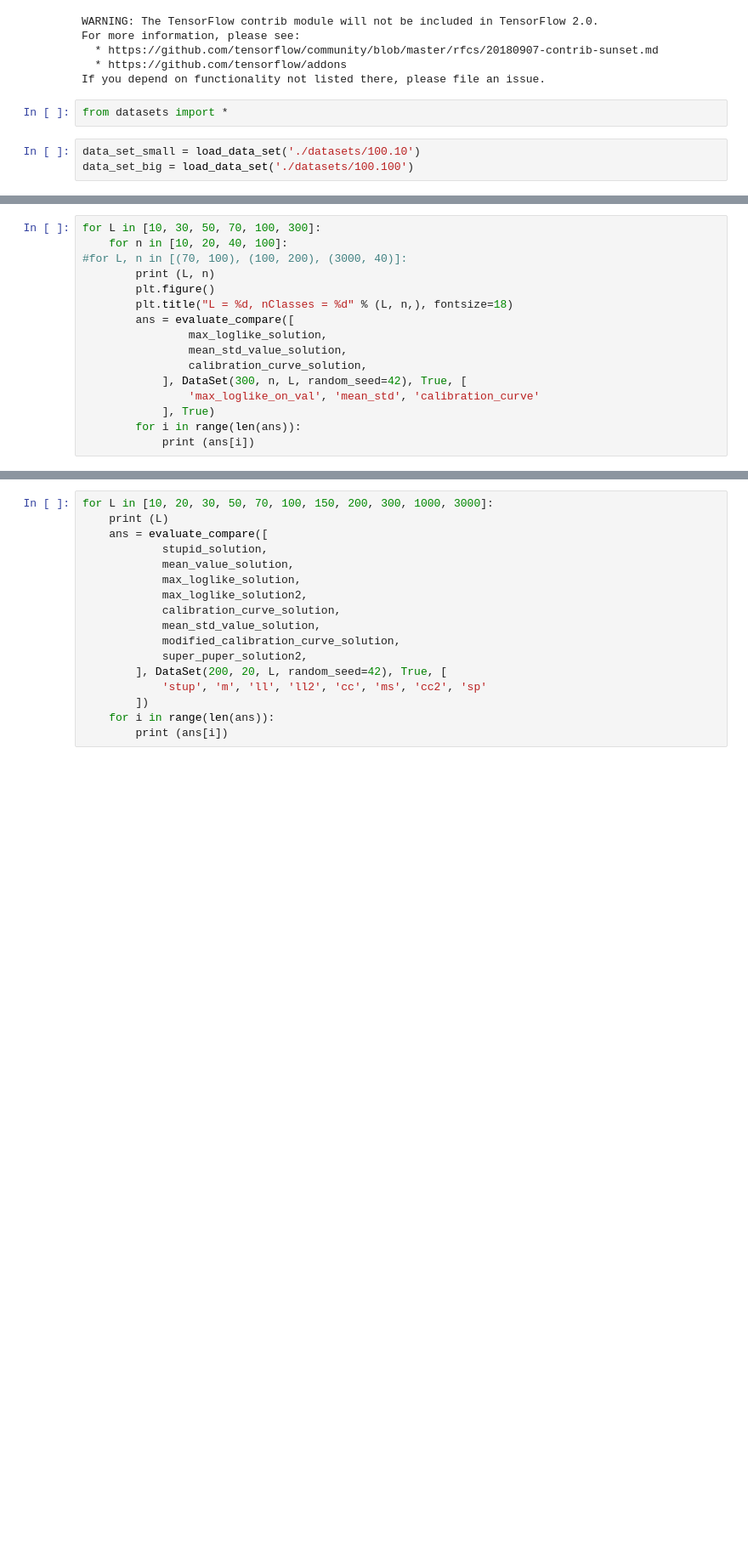
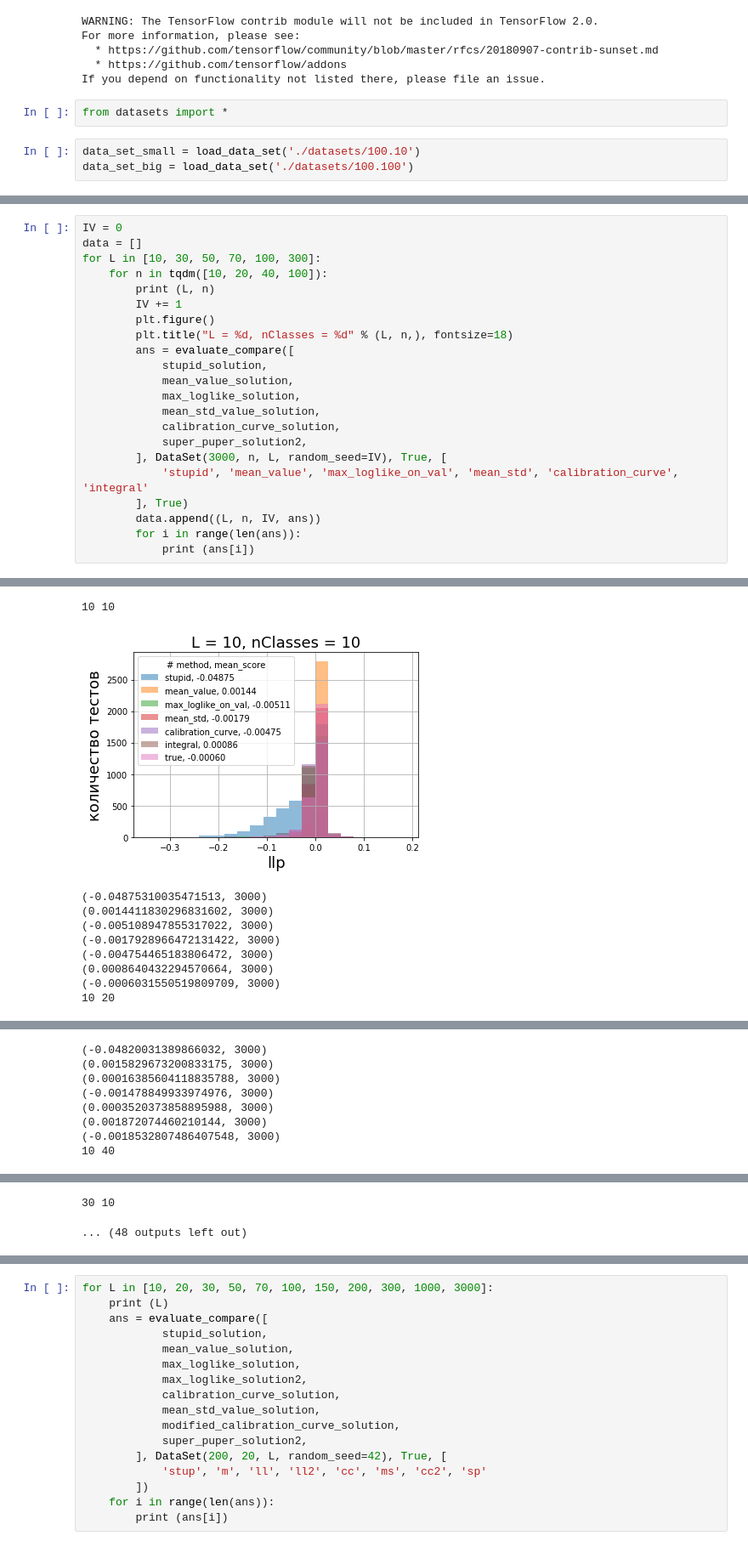
Before and after one commit to AndreyPopovkin/bachelor, a Jupyter notebook: methods_and_compare_generation.ipynb, the cells around one changed output, grey strips where cells are left out. Shown at 85% size. Drawn from its saved outputs; the diff is of its cells as text; blank space fills up the shorter version.

```diff
--- a/methods_and_compare_generation.ipynb
+++ b/methods_and_compare_generation.ipynb
@@ -364,16 +365,23 @@ plt.show()
 # %%
+IV = 0
+data = []
 for L in [10, 30, 50, 70, 100, 300]:
-    for n in [10, 20, 40, 100]:
-#for L, n in [(70, 100), (100, 200), (3000, 40)]:
+    for n in tqdm([10, 20, 40, 100]):
         print (L, n)
+        IV += 1
         plt.figure()
         plt.title("L = %d, nClasses = %d" % (L, n,), fontsize=18)
         ans = evaluate_compare([
-                max_loglike_solution,
-                mean_std_value_solution,
-                calibration_curve_solution,
-            ], DataSet(300, n, L, random_seed=42), True, [
-                'max_loglike_on_val', 'mean_std', 'calibration_curve'
-            ], True)
+            stupid_solution,
+            mean_value_solution,
+            max_loglike_solution,
+            mean_std_value_solution,
+            calibration_curve_solution,
+            super_puper_solution2,
+        ], DataSet(3000, n, L, random_seed=IV), True, [
+            'stupid', 'mean_value', 'max_loglike_on_val', 'mean_std', 'calibration_curve', 'integral'
+        ], True)
+        data.append((L, n, IV, ans))
         for i in range(len(ans)):
             print (ans[i])
+# %% [output]
@@ -379,0 +389,10 @@ for L in [10, 30, 50, 70, 100, 300]:
+10 10
+[figure, added]
+(-0.04875310035471513, 3000)
+(0.0014411830296831602, 3000)
+(-0.005108947855317022, 3000)
+(-0.0017928966472131422, 3000)
+(-0.004754465183806472, 3000)
+(0.0008640432294570664, 3000)
+(-0.0006031550519809709, 3000)
+10 20
@@ -379,0 +400,8 @@ for L in [10, 30, 50, 70, 100, 300]:
+(-0.04820031389866032, 3000)
+(0.0015829673200833175, 3000)
+(0.00016385604118835788, 3000)
+(-0.001478849933974976, 3000)
+(0.0003520373858895988, 3000)
+(0.001872074460210144, 3000)
+(-0.0018532807486407548, 3000)
+10 40
@@ -379,0 +426,2 @@ for L in [10, 30, 50, 70, 100, 300]:
+30 10
+... (48 outputs left out)
```
Also changed, not shown: parts of 16 cells of this notebook, 5 other files.
